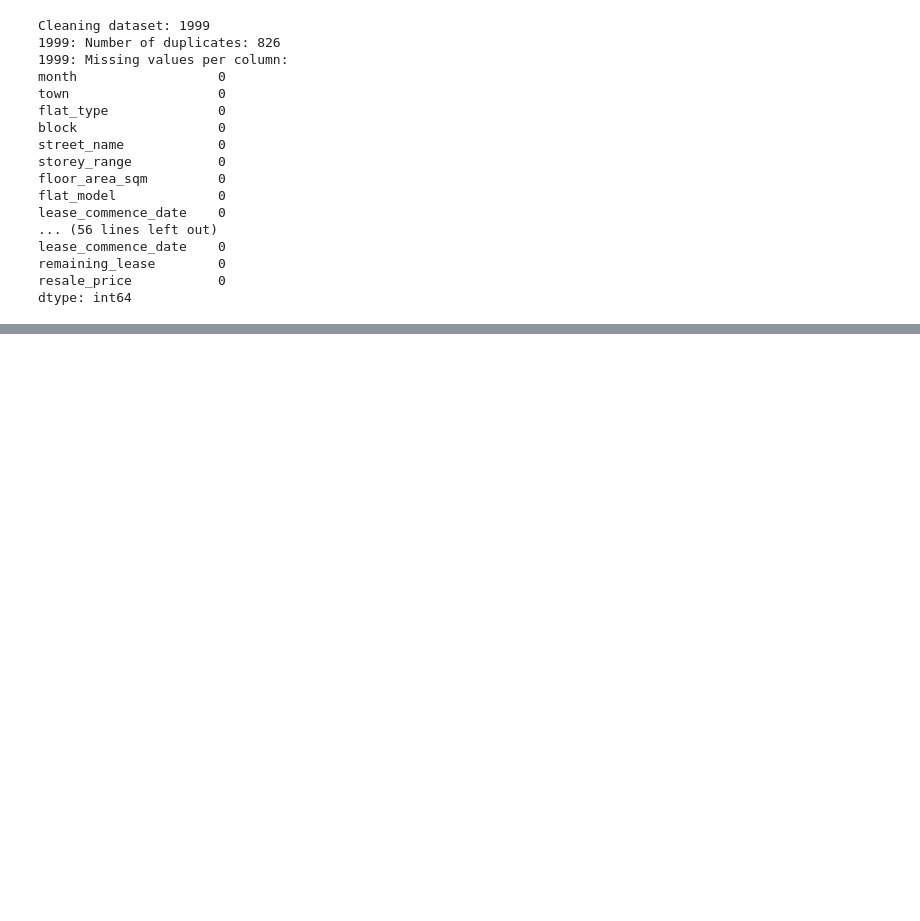
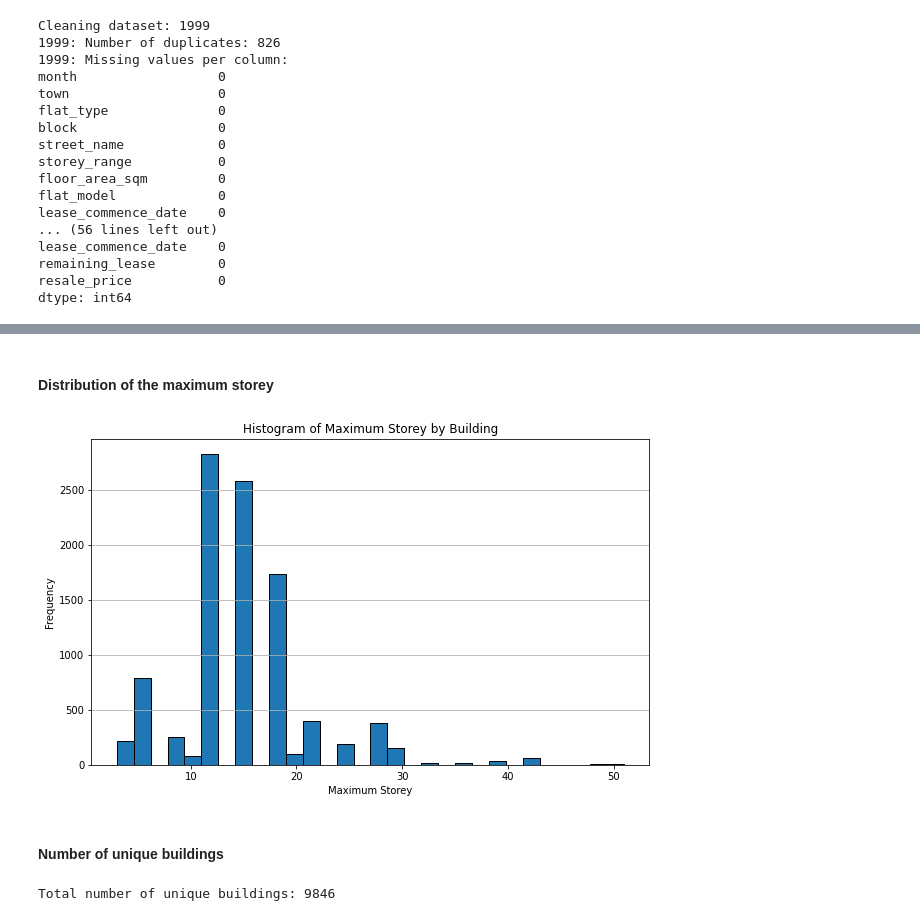
Before and after one commit to Zimmy313/HDB_HousingPrice_ML_Project, a Jupyter notebook: src/Data_Cleaning.ipynb, the cells around one changed output, grey strips where cells are left out. Drawn from its saved outputs; the diff is of its cells as text; code cells hidden in the pictures; blank space fills up the shorter version.

```diff
--- a/src/Data_Cleaning.ipynb
+++ b/src/Data_Cleaning.ipynb
@@ -111,9 +110,0 @@ df_2017_cleaned['flat_model'] = df_2017_cleaned['flat_model'].str.strip().stry.u
-# %%
-#Data Normalisation
-
-#flat model
-df_2017_cleaned['flat_model'] = df_2017_cleaned['flat_model'].str.strip().str.upper()
-df_2016_cleaned['flat_model'] = df_2016_cleaned['flat_model'].str.strip().str.upper()
-df_2014_cleaned['flat_model'] = df_2014_cleaned['flat_model'].str.strip().str.upper()
-df_2012_cleaned['flat_model'] = df_2012_cleaned['flat_model'].str.strip().str.upper()
-df_1999_cleaned['flat_model'] = df_1999_cleaned['flat_model'].str.strip().str.upper()
@@ -155,0 +273,16 @@ df_2017_cleaned['remaining_lease'] = df_2017_cleaned['remaining_lease'].apply(co
+# %%
+dataframes = [
+    df_2017_cleaned,
+    df_2016_cleaned,
+    df_2014_cleaned,
+    df_2012_cleaned,
+    df_1999_cleaned
+]
+
+full_cleaned = pd.concat(dataframes, ignore_index=True)
+# %%
+full_cleaned = split_month_column(full_cleaned)
+full_cleaned = split_storey_range(full_cleaned)
+full_cleaned = add_max_storey(full_cleaned)
+full_cleaned = convert_month_to_datetime(full_cleaned)
+full_cleaned = clean_flat_model(full_cleaned)
@@ -155,0 +303,3 @@ df_2017_cleaned['remaining_lease'] = df_2017_cleaned['remaining_lease'].apply(co
+# %%
+#Sort them by descending order of month
+full_cleaned = full_cleaned.sort_values(by='month', ascending=False)
@@ -155,0 +484,25 @@ df_2017_cleaned['remaining_lease'] = df_2017_cleaned['remaining_lease'].apply(co
+# %% [markdown]
+#### Distribution of the maximum storey
+# %%
+lst_of_max_storey = full_cleaned.groupby(['town', 'block', 'street_name'], as_index=False)['max_storey'].max()
+
+# Plot the histogram of max_storey
+plt.figure(figsize=(10, 6))
+plt.hist(lst_of_max_storey['max_storey'], bins=30, edgecolor='black')
+plt.title('Histogram of Maximum Storey by Building')
+plt.xlabel('Maximum Storey')
+plt.ylabel('Frequency')
+plt.grid(axis='y')
+plt.show()
+# %% [output]
+[figure, added]
+# %% [markdown]
+#### Number of unique buildings
+# %%
+# Count unique buildings based on town, block, and street_name
+unique_buildings_count = full_cleaned.groupby(['town', 'block', 'street_name']).size().count()
+
+# Display the total number of unique buildings
+print(f"Total number of unique buildings: {unique_buildings_count}")
+# %% [output]
+Total number of unique buildings: 9846
```
Also changed, not shown: parts of 29 cells of this notebook.
